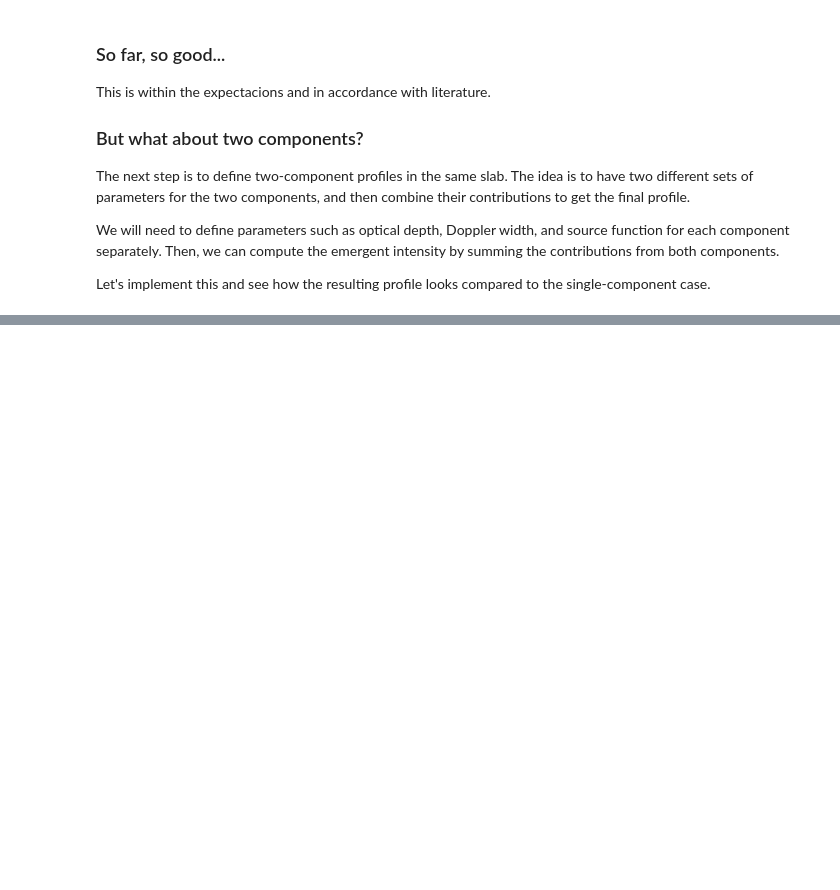
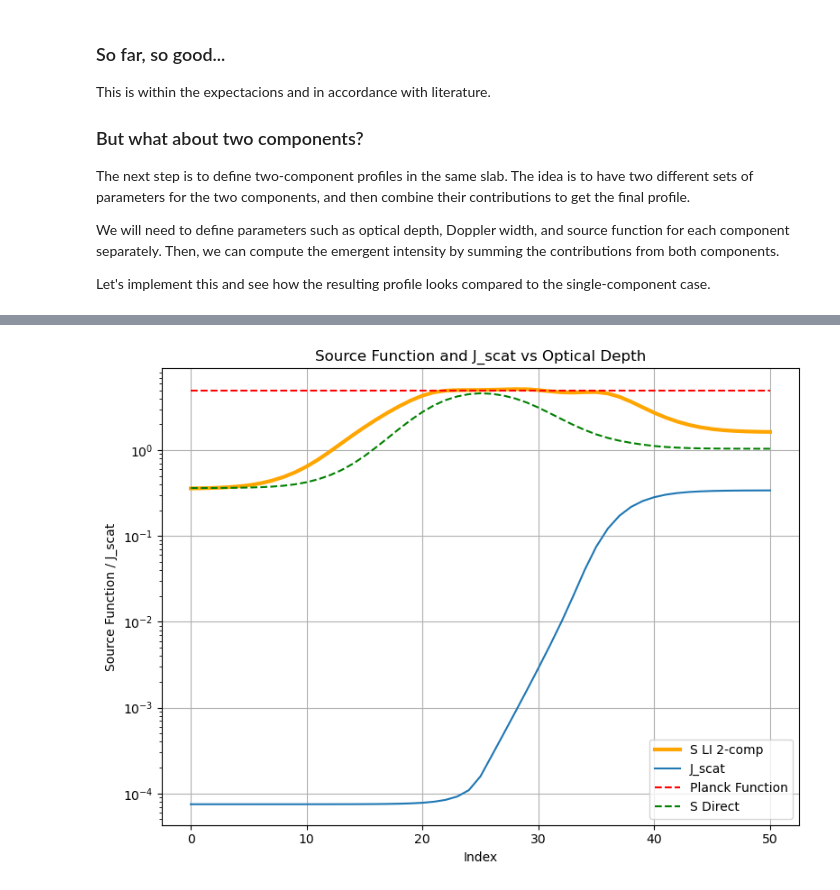
Before and after one commit to ivanzmilic/2lvl_nlte, a Jupyter notebook: slab_experiments/Two_comp.ipynb, the cells around one changed output, grey strips where cells are left out. Cells and saved outputs as stored; diff of their text form; code cells hidden in the pictures; blank space fills up the shorter version.

```diff
--- a/slab_experiments/Two_comp.ipynb
+++ b/slab_experiments/Two_comp.ipynb
@@ -229,0 +121,16 @@ def solve_source_function_2component_ALO(self, max_iter = 1000, tol = 1e-6, verb
+# %%
+ # Other variant where we use the depth index to plot all the variables
+plt.figure(figsize=(8,6))
+plt.semilogy(S_LI, linestyle = "-", linewidth = 3, color = "orange", label="S LI 2-comp")
+plt.semilogy(slab.J_scat, label="J_scat")
+plt.semilogy(slab.B, linestyle = "--", color = "red", alpha = 1.0, label="Planck Function")
+plt.semilogy(S_direct, linestyle = "--", color = "green", alpha = 1.0, label="S Direct")
+# plt.plot(np.log10(slab.tau),S_direct, linestyle = "-.", color = "blue", alpha = 0.5, label="S, ALO solved")
+plt.xlabel("Index")
+plt.ylabel("Source Function / J_scat")
+plt.title("Source Function and J_scat vs Optical Depth")
+plt.legend()
+plt.grid()
+plt.tight_layout()
+# %% [output]
+[figure, added]
```
Also changed, not shown: parts of 7 cells of this notebook, 1 other file.
